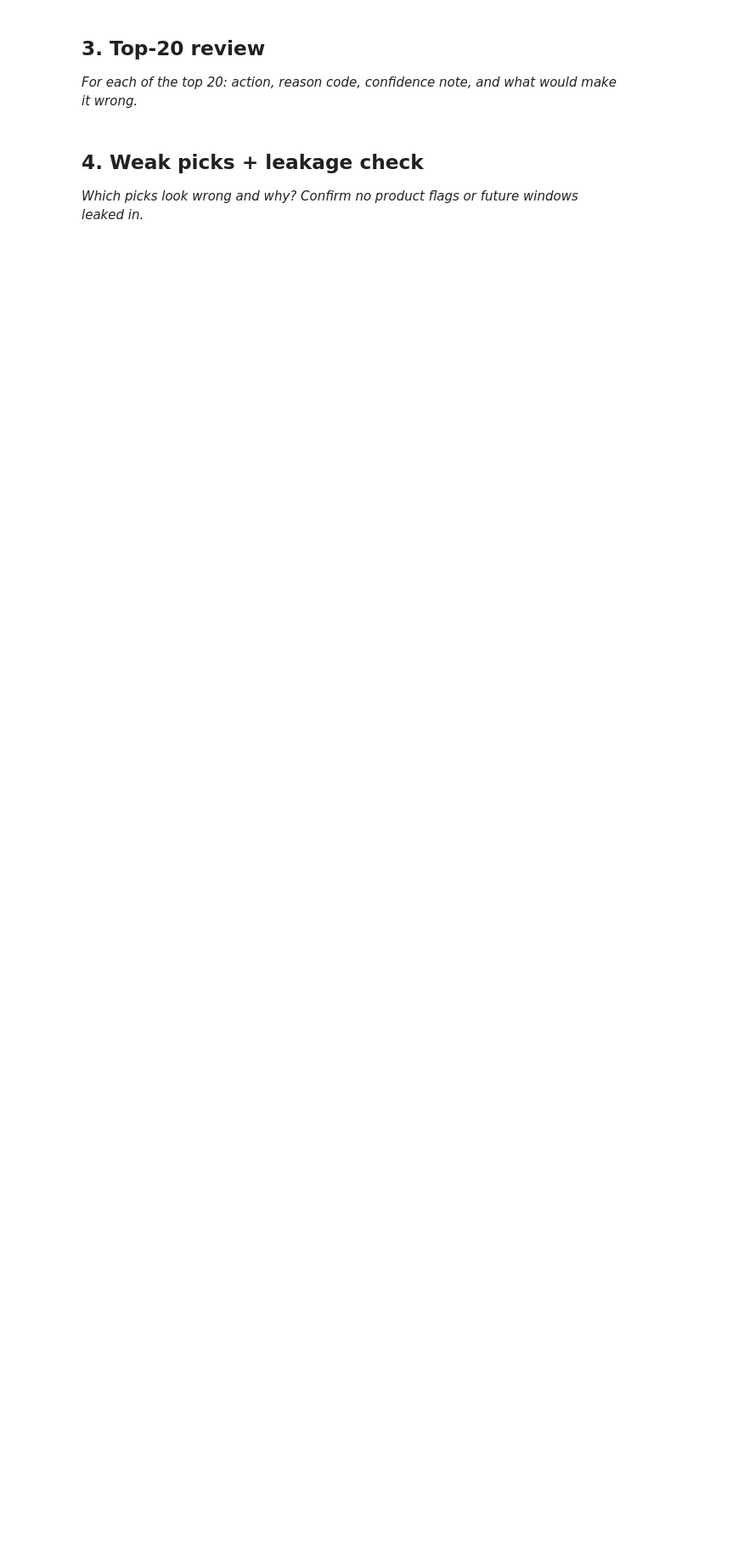
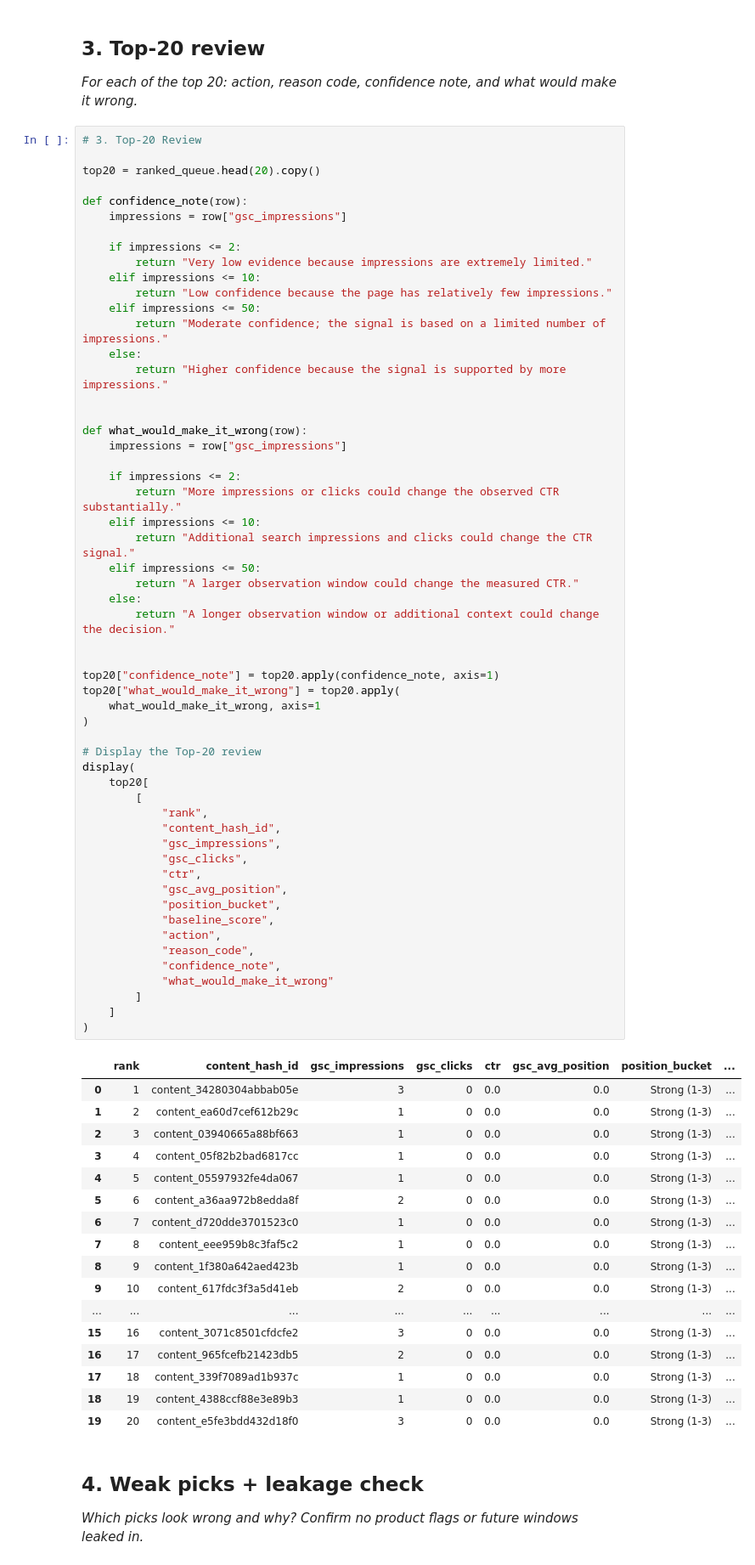
Before and after one commit to SamarBabar02/flyrank-ml-internship, a Jupyter notebook: work/notebooks/w04_baseline_score.ipynb, the cells around one changed output. Shown at 85% size. Drawn from its saved outputs; the diff is of its cells as text; blank space fills up the shorter version.

```diff
--- a/work/notebooks/w04_baseline_score.ipynb
+++ b/work/notebooks/w04_baseline_score.ipynb
@@ -232,6 +335,79 @@ The action label will be:
 ## 3. Top-20 review
 
 *For each of the top 20: action, reason code, confidence note, and what would make it wrong.*
+# %%
+# 3. Top-20 Review
+
+top20 = ranked_queue.head(20).copy()
+
+def confidence_note(row):
+    impressions = row["gsc_impressions"]
+
+    if impressions <= 2:
+        return "Very low evidence because impressions are extremely limited."
+    elif impressions <= 10:
+        return "Low confidence because the page has relatively few impressions."
+    elif impressions <= 50:
+        return "Moderate confidence; the signal is based on a limited number of impressions."
+    else:
+        return "Higher confidence because the signal is supported by more impressions."
+
+
+def what_would_make_it_wrong(row):
+    impressions = row["gsc_impressions"]
+
+    if impressions <= 2:
+        return "More impressions or clicks could change the observed CTR substantially."
+    elif impressions <= 10:
+        return "Additional search impressions and clicks could change the CTR signal."
+    elif impressions <= 50:
+        return "A larger observation window could change the measured CTR."
+    else:
+        return "A longer observation window or additional context could change the decision."
+
+
+top20["confidence_note"] = top20.apply(confidence_note, axis=1)
+top20["what_would_make_it_wrong"] = top20.apply(
+    what_would_make_it_wrong, axis=1
+)
+
+# Display the Top-20 review
+display(
+    top20[
+        [
+            "rank",
+            "content_hash_id",
+            "gsc_impressions",
+            "gsc_clicks",
+            "ctr",
+            "gsc_avg_position",
+            "position_bucket",
+            "baseline_score",
+            "action",
+            "reason_code",
+            "confidence_note",
+            "what_would_make_it_wrong"
+        ]
+    ]
+)
+# %% [output]
+|  | rank | content_hash_id | gsc_impressions | gsc_clicks | ctr | gsc_avg_position | position_bucket | ... |
+| 0 | 1 | content_34280304abbab05e | 3 | 0 | 0.0 | 0.0 | Strong (1-3) | ... |
+| 1 | 2 | content_ea60d7cef612b29c | 1 | 0 | 0.0 | 0.0 | Strong (1-3) | ... |
+| 2 | 3 | content_03940665a88bf663 | 1 | 0 | 0.0 | 0.0 | Strong (1-3) | ... |
+| 3 | 4 | content_05f82b2bad6817cc | 1 | 0 | 0.0 | 0.0 | Strong (1-3) | ... |
+| 4 | 5 | content_05597932fe4da067 | 1 | 0 | 0.0 | 0.0 | Strong (1-3) | ... |
+| 5 | 6 | content_a36aa972b8edda8f | 2 | 0 | 0.0 | 0.0 | Strong (1-3) | ... |
+| 6 | 7 | content_d720dde3701523c0 | 1 | 0 | 0.0 | 0.0 | Strong (1-3) | ... |
+| 7 | 8 | content_eee959b8c3faf5c2 | 1 | 0 | 0.0 | 0.0 | Strong (1-3) | ... |
+| 8 | 9 | content_1f380a642aed423b | 1 | 0 | 0.0 | 0.0 | Strong (1-3) | ... |
+| 9 | 10 | content_617fdc3f3a5d41eb | 2 | 0 | 0.0 | 0.0 | Strong (1-3) | ... |
+| ... | ... | ... | ... | ... | ... | ... | ... | ... |
+| 15 | 16 | content_3071c8501cfdcfe2 | 3 | 0 | 0.0 | 0.0 | Strong (1-3) | ... |
+| 16 | 17 | content_965fcefb21423db5 | 2 | 0 | 0.0 | 0.0 | Strong (1-3) | ... |
+| 17 | 18 | content_339f7089ad1b937c | 1 | 0 | 0.0 | 0.0 | Strong (1-3) | ... |
+| 18 | 19 | content_4388ccf88e3e89b3 | 1 | 0 | 0.0 | 0.0 | Strong (1-3) | ... |
+| 19 | 20 | content_e5fe3bdd432d18f0 | 3 | 0 | 0.0 | 0.0 | Strong (1-3) | ... |
 # %% [markdown]
 ## 4. Weak picks + leakage check
 
```
Also changed, not shown: parts of 4 cells of this notebook.
